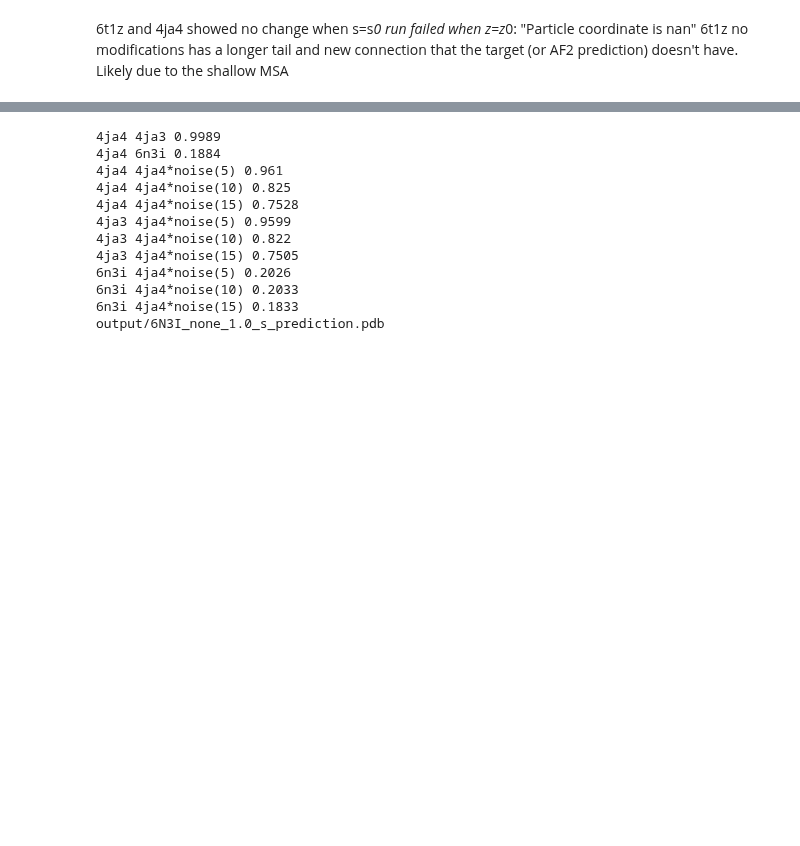
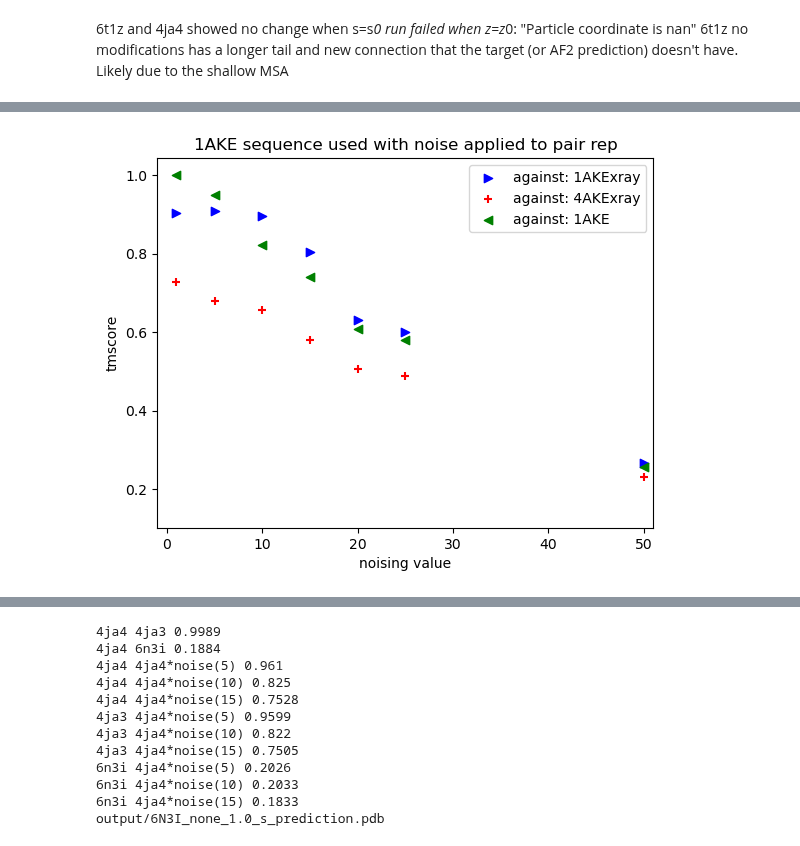
Before and after one commit to MichaelTrumbull/openfold-mt, a Jupyter notebook: compare.ipynb, the cells around one changed output, grey strips where cells are left out. Drawn from its saved outputs; the diff is of its cells as text; code cells hidden in the pictures; blank space fills up the shorter version.

```diff
--- a/compare.ipynb
+++ b/compare.ipynb
@@ -60,7 +72,7 @@ def plot_tmruns(dict,protien,mode,rep,color,marker,label=''):
 # %%
 def tmscore_dict_mult_conf(directory,target_pdbs):
     dict = {}
-    for run_pdb in os.listdir('output'):
+    for run_pdb in os.listdir(directory):
         if run_pdb[-1] == "b":
             parsed_name = run_pdb.split('_')
             dict[run_pdb] = {}
@@ -72,4 +84,3 @@ def tmscore_dict_mult_conf(directory,target_pdbs):
             for target_pdb in target_pdbs:
                 dict[run_pdb]['tmscore'][target_pdb.split('_')[0]] = tmscore(directory + target_pdb, directory + run_pdb)
     return dict
-d_mult_conf = tmscore_dict_mult_conf('output/',['4JA3_none_1.0_s_prediction.pdb', '4JA4_none_1.0_s_prediction.pdb', '6N3I_none_1.0_s_prediction.pdb'])
@@ -79,0 +89,2 @@ dict_keys(['4JA3_none_1.0_s_prediction.pdb', '4JA4_noise_10.0_z_prediction.pdb',
+# %%
+d_1ake_4ake_run = tmscore_dict_mult_conf('output/',['1AKExray_downloaded_0_z_xrayscattering.pdb', '4AKExray_downloaded_0_z_xrayscattering.pdb','1AKE_none_1.0_s_prediction.pdb'])
@@ -110,0 +113,6 @@ plot_tmruns_mult_conf(d_mult_conf,'6N3I',['4JA4','4JA3','6N3I'])
+# %%
+plot_tmruns_mult_conf(d_1ake_4ake_run,'1AKE',['1AKExray','4AKExray','1AKE'])
+plt.xlim(-1,51)
+plt.show()
+# %% [output]
+[figure, added]
```
Also changed, not shown: parts of 6 cells of this notebook, 3 other files.
